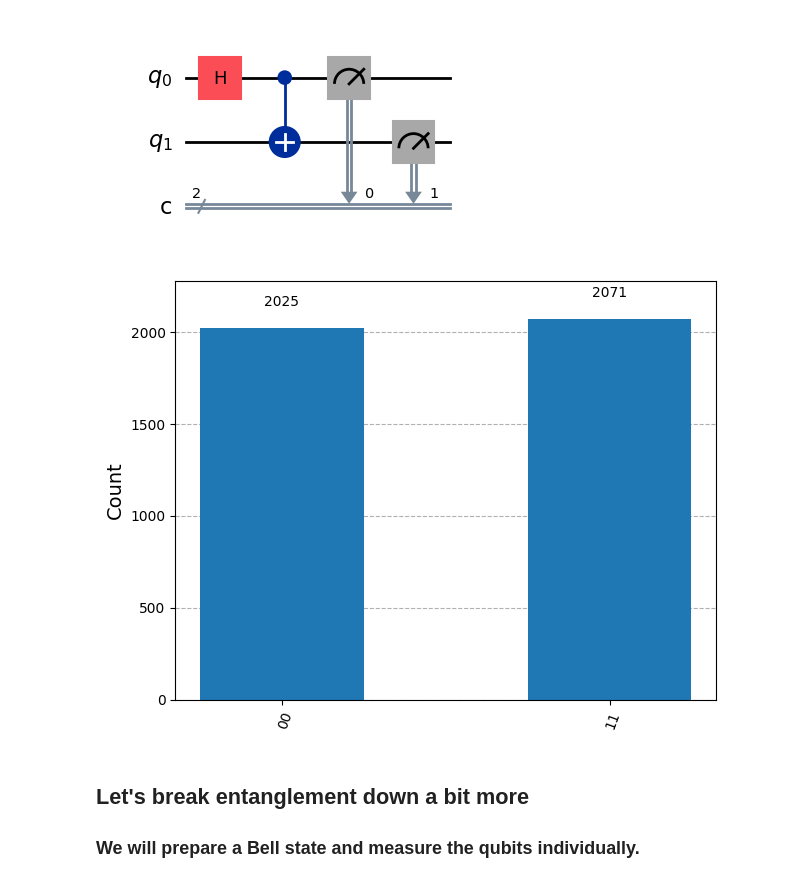
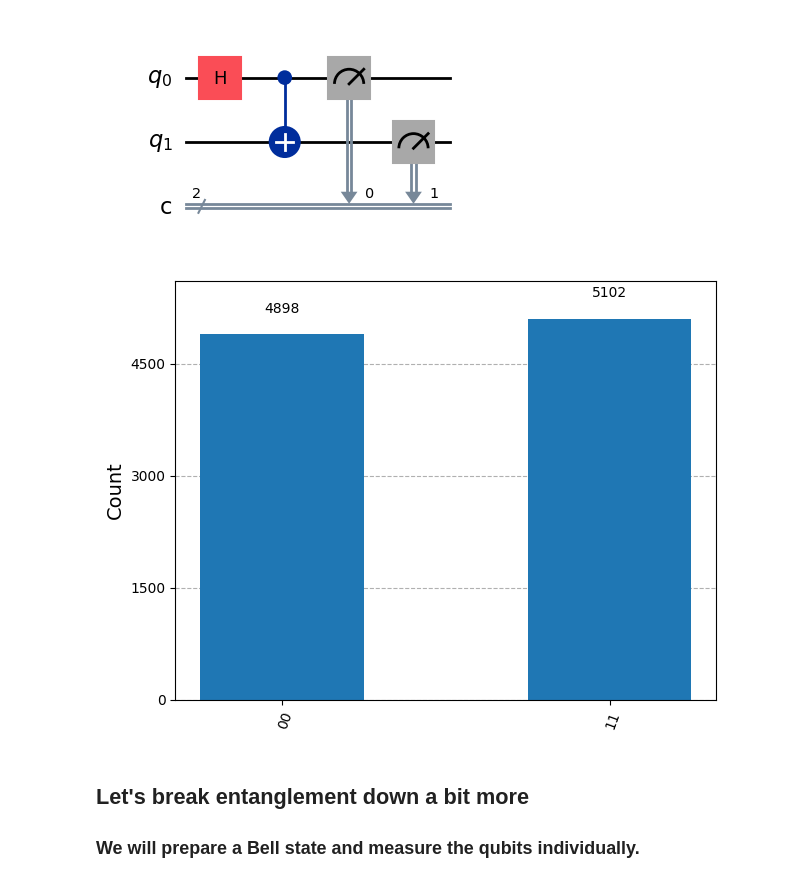
Before and after one commit to JoeyRogers-svg/Qiskit-fundamentals-course, a Jupyter notebook: 2-multiple-qubits.ipynb, the cells around one changed output. Drawn from its saved outputs; the diff is of its cells as text; code cells hidden in the pictures.

```diff
--- a/2-multiple-qubits.ipynb
+++ b/2-multiple-qubits.ipynb
@@ -209,11 +232,11 @@ qc.draw(output='mpl')
 [figure]
 # %%
 sim = AerSimulator()
-result = sim.run(qc, shots=4096).result()
+result = sim.run(qc, shots=10_000).result()
 counts = result.get_counts()
 plot_histogram(counts)
 # %% [output]
-[figure, old version]
+[figure, new version]
 # %% [markdown]
 ## Let's break entanglement down a bit more
 
```
Also changed, not shown: parts of 16 cells of this notebook, 2 other files.
